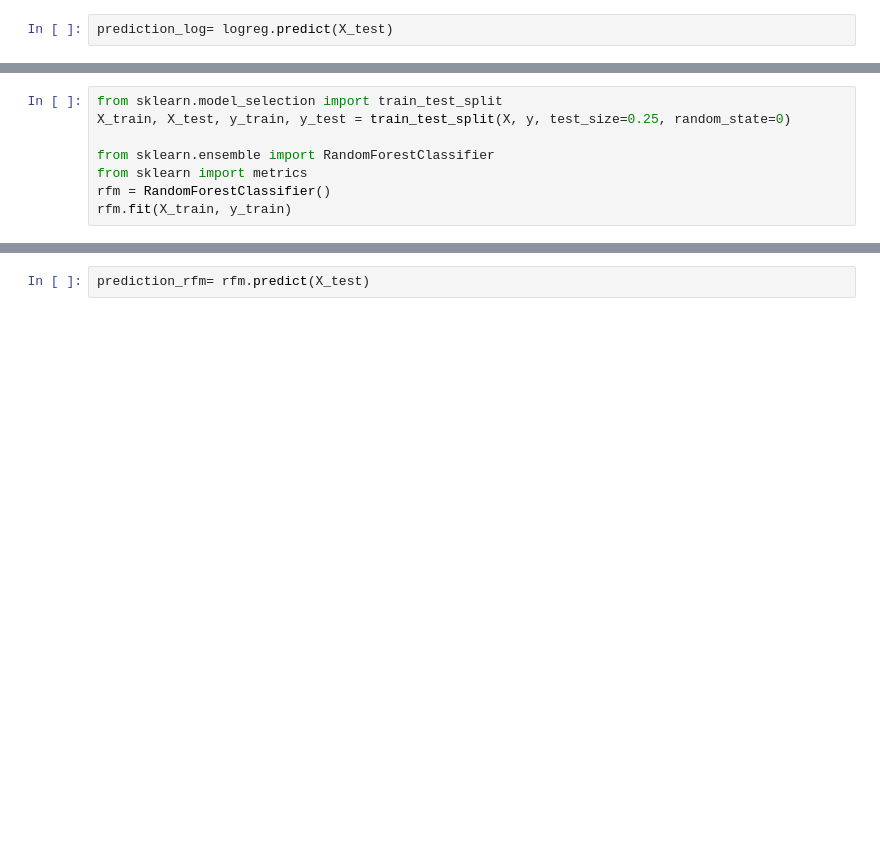
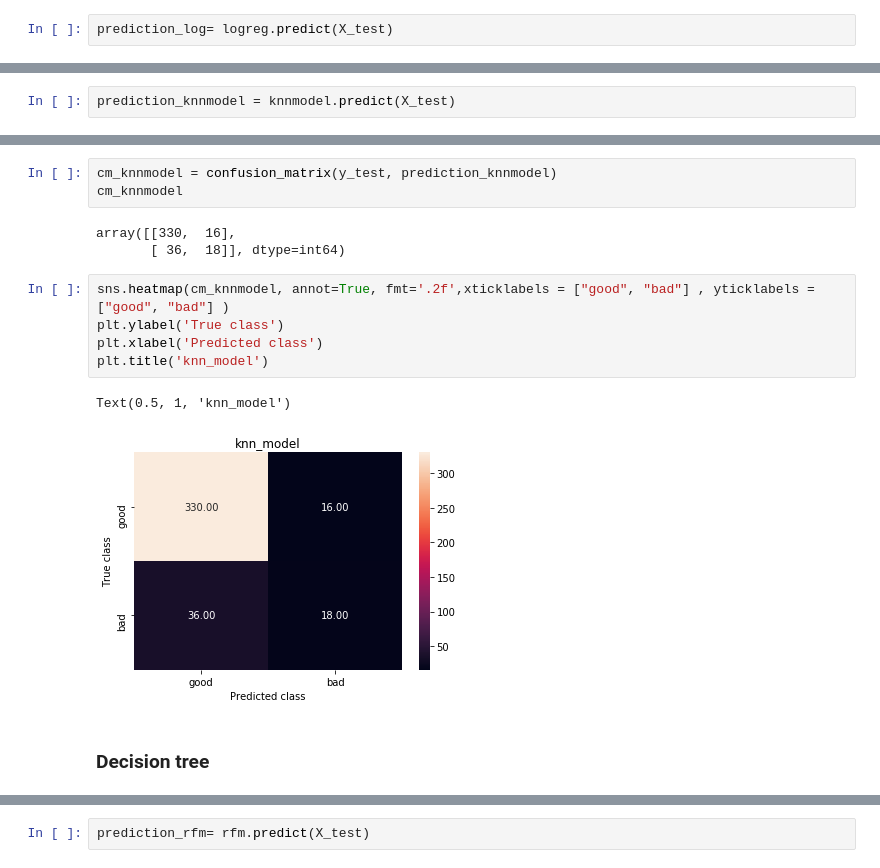
Before and after one commit to ksp2000/Wine-Quality-Detection, a Jupyter notebook: winequality.ipynb, the cells around one changed output, grey strips where cells are left out. Saved outputs shown, nothing was run; the diff lists cells and outputs as text; blank space fills up the shorter version.

```diff
--- a/winequality.ipynb
+++ b/winequality.ipynb
@@ -418,8 +727,0 @@ plt.savefig('log_model')
-# %%
-from sklearn.model_selection import train_test_split
-X_train, X_test, y_train, y_test = train_test_split(X, y, test_size=0.25, random_state=0)
-
-from sklearn.ensemble import RandomForestClassifier
-from sklearn import metrics
-rfm = RandomForestClassifier()
-rfm.fit(X_train, y_train)
@@ -437,0 +774,2 @@ print(accuracy_rfm)
+# %%
+prediction_knnmodel = knnmodel.predict(X_test)
@@ -437,0 +787,16 @@ print(accuracy_rfm)
+# %%
+cm_knnmodel = confusion_matrix(y_test, prediction_knnmodel)
+cm_knnmodel
+# %% [output]
+array([[330,  16],
+       [ 36,  18]], dtype=int64)
+# %%
+sns.heatmap(cm_knnmodel, annot=True, fmt='.2f',xticklabels = ["good", "bad"] , yticklabels = ["good", "bad"] )
+plt.ylabel('True class')
+plt.xlabel('Predicted class')
+plt.title('knn_model')
+# %% [output]
+Text(0.5, 1, 'knn_model')
+[figure, added]
+# %% [markdown]
+### Decision tree
```
Also changed, not shown: parts of 139 cells of this notebook, 3 other files.
